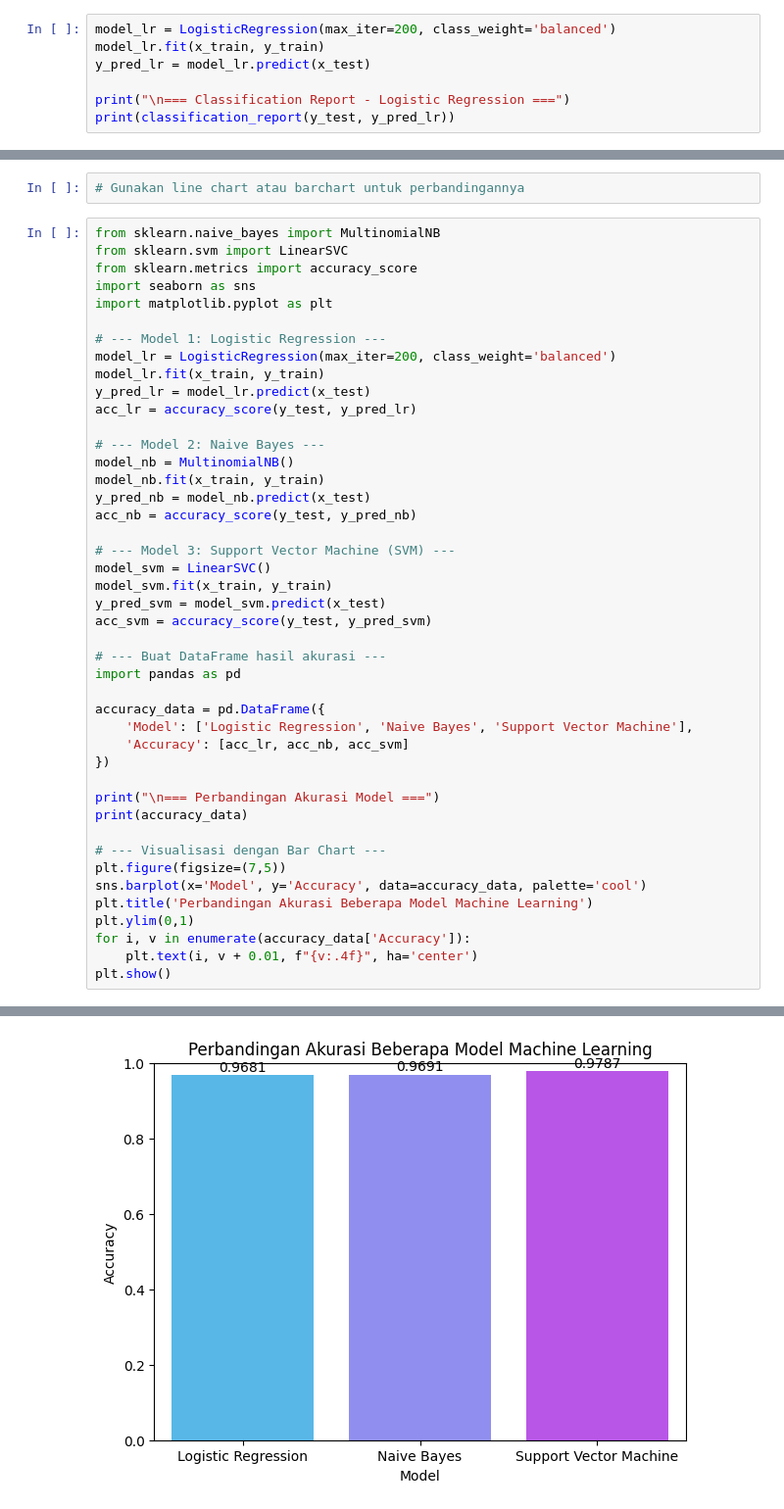
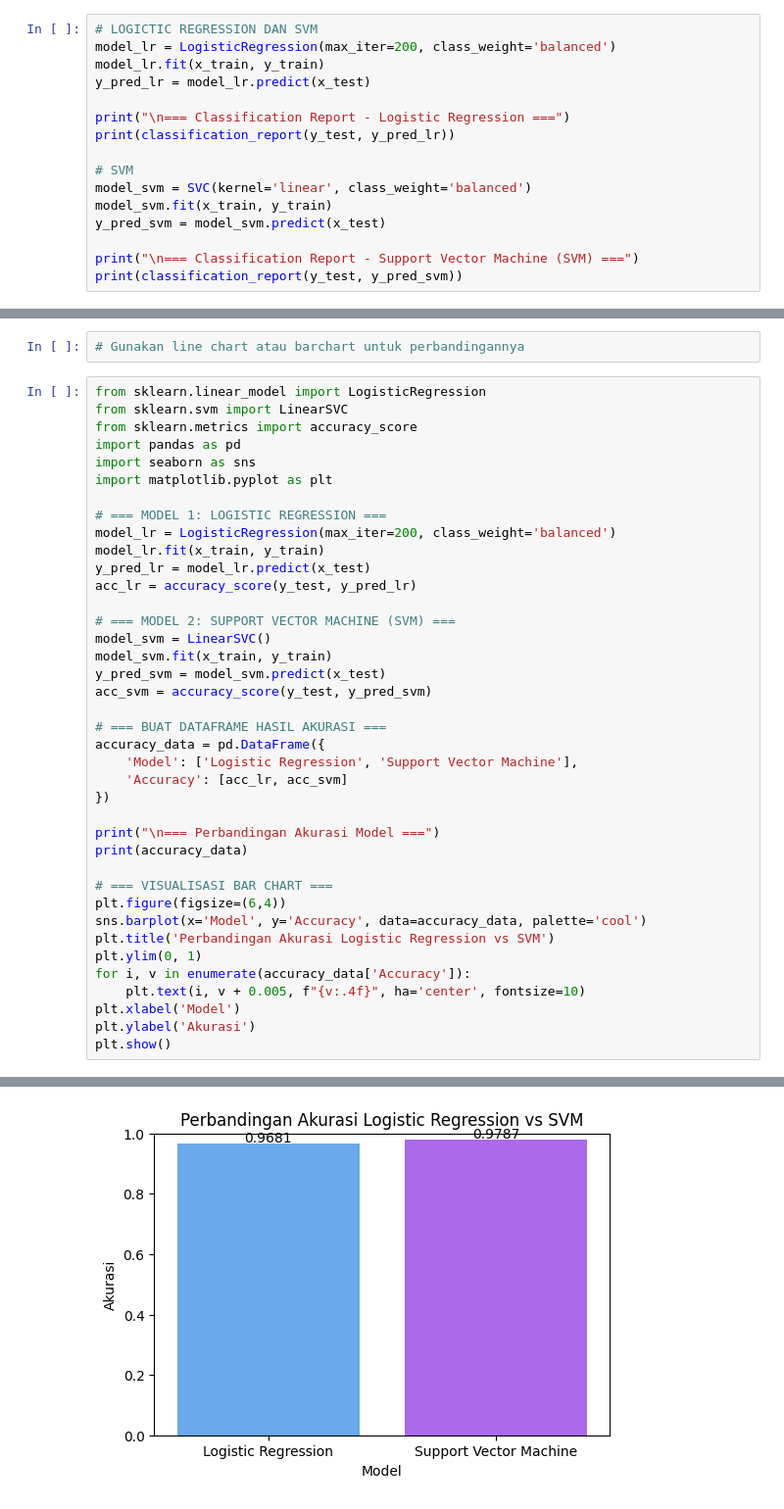
Before and after one commit to azamjibrann/Pemrosesan-Teks, a Jupyter notebook: 10222072_azamjibran.ipynb, the cells around one changed output, grey strips where cells are left out. Shown at 98% size. Saved outputs shown, nothing was run; the diff lists cells and outputs as text.

```diff
--- a/10222072_azamjibran.ipynb
+++ b/10222072_azamjibran.ipynb
@@ -489,12 +489,21 @@ Data Modeling
 # Berikan Penjelasan tentang model yang dipilih (baik machine learning maupun deep learning)
 # Disarankan menggunakan deep learning.
 # %%
+# LOGICTIC REGRESSION DAN SVM
 model_lr = LogisticRegression(max_iter=200, class_weight='balanced')
 model_lr.fit(x_train, y_train)
 y_pred_lr = model_lr.predict(x_test)
 
 print("\n=== Classification Report - Logistic Regression ===")
 print(classification_report(y_test, y_pred_lr))
+
+# SVM
+model_svm = SVC(kernel='linear', class_weight='balanced')
+model_svm.fit(x_train, y_train)
+y_pred_svm = model_svm.predict(x_test)
+
+print("\n=== Classification Report - Support Vector Machine (SVM) ===")
+print(classification_report(y_test, y_pred_svm))
 # %% [output]
 === Classification Report - Logistic Regression ===
               precision    recall  f1-score   support
@@ -535,48 +568,43 @@ Perbandingan Model apabila menggunakan beberapa algoritma
 # %%
 # Gunakan line chart atau barchart untuk perbandingannya
 # %%
-from sklearn.naive_bayes import MultinomialNB
+from sklearn.linear_model import LogisticRegression
 from sklearn.svm import LinearSVC
 from sklearn.metrics import accuracy_score
+import pandas as pd
 import seaborn as sns
 import matplotlib.pyplot as plt
 
-# --- Model 1: Logistic Regression ---
+# === MODEL 1: LOGISTIC REGRESSION ===
 model_lr = LogisticRegression(max_iter=200, class_weight='balanced')
 model_lr.fit(x_train, y_train)
 y_pred_lr = model_lr.predict(x_test)
 acc_lr = accuracy_score(y_test, y_pred_lr)
 
-# --- Model 2: Naive Bayes ---
-model_nb = MultinomialNB()
-model_nb.fit(x_train, y_train)
-y_pred_nb = model_nb.predict(x_test)
-acc_nb = accuracy_score(y_test, y_pred_nb)
-
-# --- Model 3: Support Vector Machine (SVM) ---
+# === MODEL 2: SUPPORT VECTOR MACHINE (SVM) ===
 model_svm = LinearSVC()
 model_svm.fit(x_train, y_train)
 y_pred_svm = model_svm.predict(x_test)
 acc_svm = accuracy_score(y_test, y_pred_svm)
 
-# --- Buat DataFrame hasil akurasi ---
-import pandas as pd
-
+# === BUAT DATAFRAME HASIL AKURASI ===
 accuracy_data = pd.DataFrame({
-    'Model': ['Logistic Regression', 'Naive Bayes', 'Support Vector Machine'],
-    'Accuracy': [acc_lr, acc_nb, acc_svm]
+    'Model': ['Logistic Regression', 'Support Vector Machine'],
+    'Accuracy': [acc_lr, acc_svm]
 })
 
 print("\n=== Perbandingan Akurasi Model ===")
 print(accuracy_data)
 
-# --- Visualisasi dengan Bar Chart ---
-plt.figure(figsize=(7,5))
+# === VISUALISASI BAR CHART ===
+plt.figure(figsize=(6,4))
 sns.barplot(x='Model', y='Accuracy', data=accuracy_data, palette='cool')
-plt.title('Perbandingan Akurasi Beberapa Model Machine Learning')
-plt.ylim(0,1)
+plt.title('Perbandingan Akurasi Logistic Regression vs SVM')
+plt.ylim(0, 1)
 for i, v in enumerate(accuracy_data['Accuracy']):
-    plt.text(i, v + 0.01, f"{v:.4f}", ha='center')
+    plt.text(i, v + 0.005, f"{v:.4f}", ha='center', fontsize=10)
+plt.xlabel('Model')
+plt.ylabel('Akurasi')
 plt.show()
 # %% [output]
 === Perbandingan Akurasi Model ===
@@ -587,4 +614,4 @@ plt.show()
 Passing `palette` without assigning `hue` is deprecated and will be removed in v0.14.0. Assign the `x` variable to `hue` and set `legend=False` for the same effect.
 
   sns.barplot(x='Model', y='Accuracy', data=accuracy_data, palette='cool')
-[figure, old version]
+[figure, new version]
```
Also changed, not shown: parts of 3 cells of this notebook.
